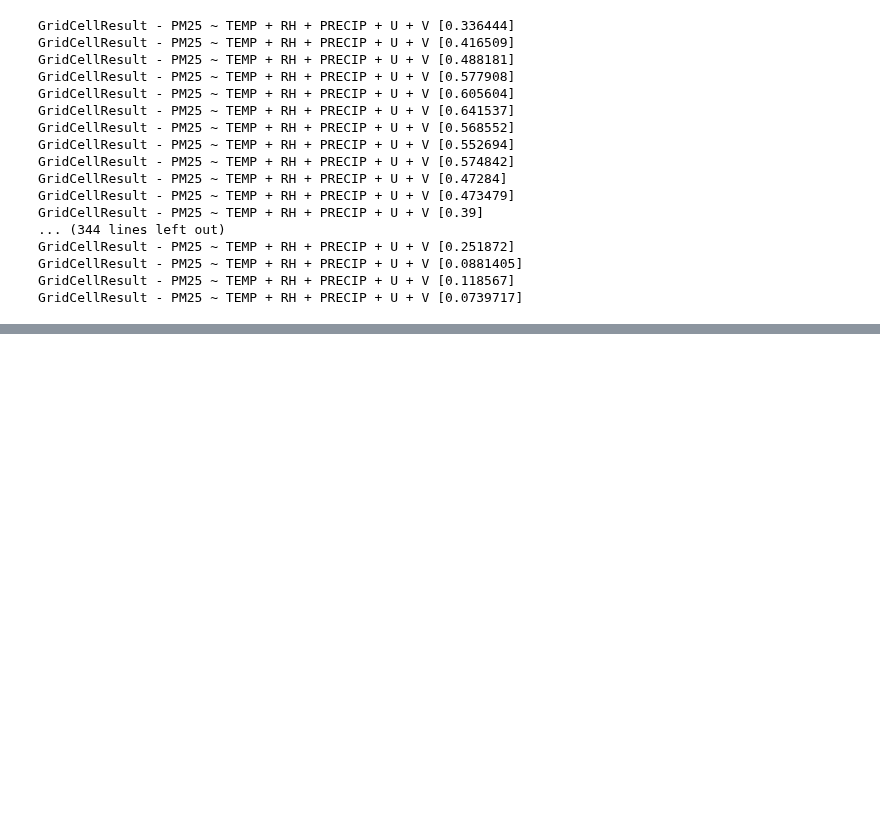
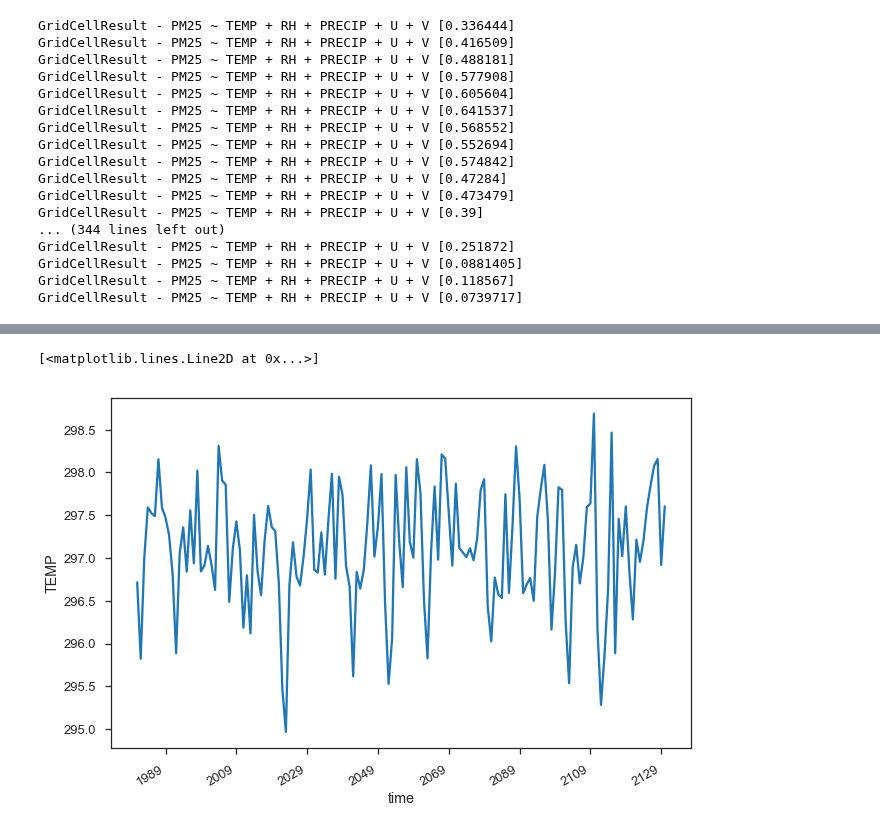
Before and after one commit to darothen/stat_pm25, a Jupyter notebook: notebooks/simple_example.ipynb, the cells around one changed output, grey strips where cells are left out. Drawn from its saved outputs; the diff is of its cells as text; code cells hidden in the pictures; blank space fills up the shorter version.

```diff
--- a/notebooks/simple_example.ipynb
+++ b/notebooks/simple_example.ipynb
@@ -246,0 +268,27 @@ GridCellResult - PM25 ~ TEMP + RH + PRECIP + U + V [0.0739717]
+# %%
+ds = t.copy()
+
+time = 'time'
+aux_times = 'ic'
+
+nt = len(ds[time])
+
+# Loop over all the unit dim values
+_dss = []
+for i in range(len(ds[aux_times])):
+    ds_aux_i = ds.isel(**{aux_times: i})
+
+    # NOTE: Assume that our time offset will be in years, and that we can
+    #       safely cast the existing timeseries to monthly values
+    delta = np.timedelta64(nt*i, 'Y')
+    ds_aux_i[time].values = \
+        ds_aux_i[time].values.astype('datetime64[M]') + delta
+
+    _dss.append(ds_aux_i)
+
+ds_flat = xr.concat(_dss, time)
+# %%
+ds_flat.plot()
+# %% [output]
+[<matplotlib.lines.Line2D at 0x...>]
+[figure, added]
```
Also changed, not shown: parts of 14 cells of this notebook, 2 other files.
